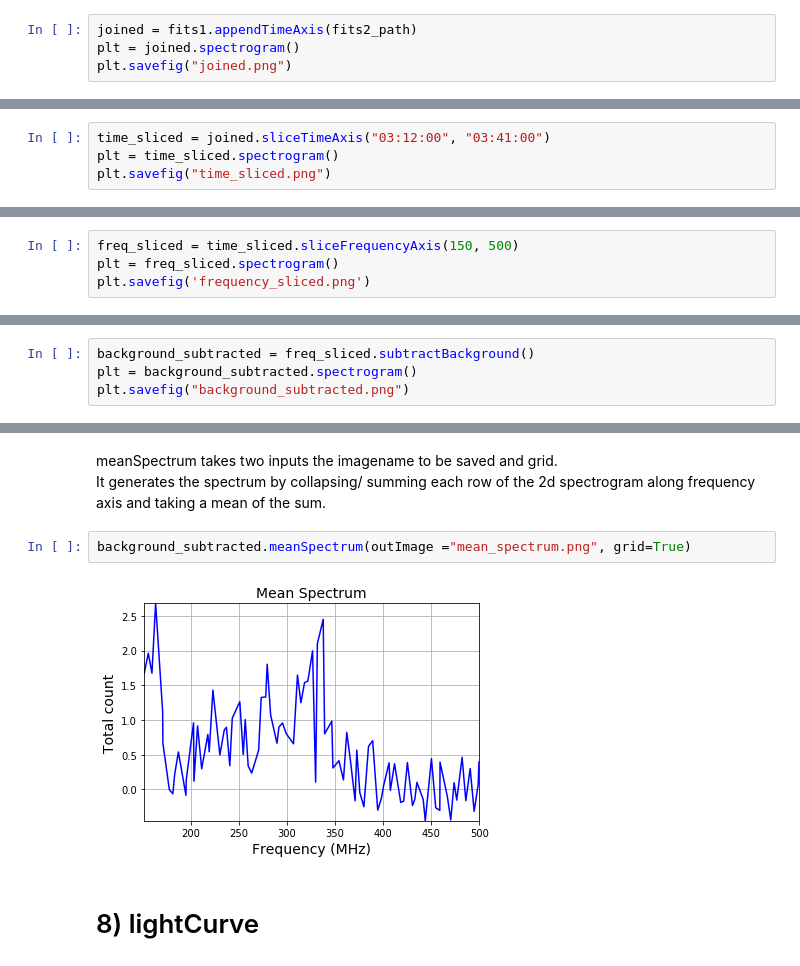
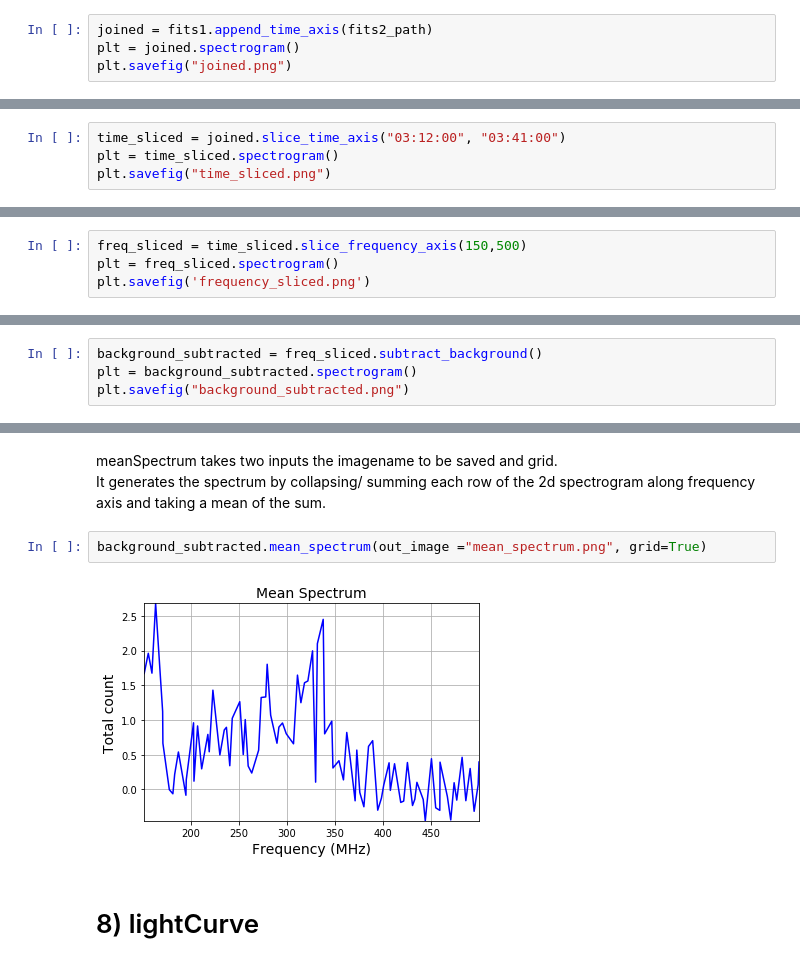
Before and after one commit to ravipawase/pyCallisto, a Jupyter notebook: docs/pyCallisto_Documentation_tutorial.ipynb, the cells around one changed output, grey strips where cells are left out. Drawn from its saved outputs; the diff is of its cells as text.

```diff
--- a/docs/pyCallisto_Documentation_tutorial.ipynb
+++ b/docs/pyCallisto_Documentation_tutorial.ipynb
@@ -70,7 +70,7 @@ plot2.savefig("first_plot.png")
 appendTimeAxis appends/joins anoather fits file to existing pycallisto objects/spectrograms in time axis. These two spectrograms should be continuous in time.<br>
 Here we create one pycallisto object and pass the second fits files path to append to a method/function operating on this first pyCallisto object.So in the following example fits1 is a "<class 'pyCallisto.pyCallisto'\>" object and fits2_path is simply path of another fits file.<br>
 # %%
-joined = fits1.appendTimeAxis(fits2_path)
+joined = fits1.append_time_axis(fits2_path)
 plt = joined.spectrogram()
 plt.savefig("joined.png")
 # %% [output]
@@ -81,7 +81,7 @@ plt.savefig("joined.png")
 sliceTimeAxis takes two inputs, start time and end time. It will slice and keep only the part between the two timestamps provided.
 In the above joined image we can see an interesting burst/feture at middle, so let us crop and keep that much part only in time axis.
 # %%
-time_sliced = joined.sliceTimeAxis("03:12:00", "03:41:00")
+time_sliced = joined.slice_time_axis("03:12:00", "03:41:00")
 plt = time_sliced.spectrogram()
 plt.savefig("time_sliced.png")
 # %% [output]
@@ -92,7 +92,7 @@ plt.savefig("time_sliced.png")
 sliceFrequencyAxis function takes two inputs, start frequency and end frequency.
 In the above image, at the bottom we see a stripe of alternating colors, which is some intereference at low frequencies. To remove this let us slice spectrogram.
 # %%
-freq_sliced = time_sliced.sliceFrequencyAxis(150, 500)
+freq_sliced = time_sliced.slice_frequency_axis(150,500)
 plt = freq_sliced.spectrogram()
 plt.savefig('frequency_sliced.png')
 # %% [output]
@@ -102,7 +102,7 @@ plt.savefig('frequency_sliced.png')
 # %% [raw]
 subtractBackground does not take any input and works only on the pycallisto object. It smartly detects a background level and subtract that background level.
 # %%
-background_subtracted = freq_sliced.subtractBackground()
+background_subtracted = freq_sliced.subtract_background()
 plt = background_subtracted.spectrogram()
 plt.savefig("background_subtracted.png")
 # %% [output]
@@ -122,9 +122,9 @@ background_subtracted.meanLightCurve(outImage ="mean_Light_Curve.png", grid=True
 meanSpectrum takes two inputs the imagename to be saved and grid.<br>
 It generates the spectrum by collapsing/ summing each row of the 2d spectrogram along frequency axis and taking a mean of the sum.
 # %%
-background_subtracted.meanSpectrum(outImage ="mean_spectrum.png", grid=True)
+background_subtracted.mean_spectrum(out_image ="mean_spectrum.png", grid=True)
 # %% [output]
-[figure, old version]
+[figure, new version]
 # %% [markdown]
 # 8) lightCurve
 # %% [markdown]
```
Also changed, not shown: parts of 9 cells of this notebook, 13 other files.
